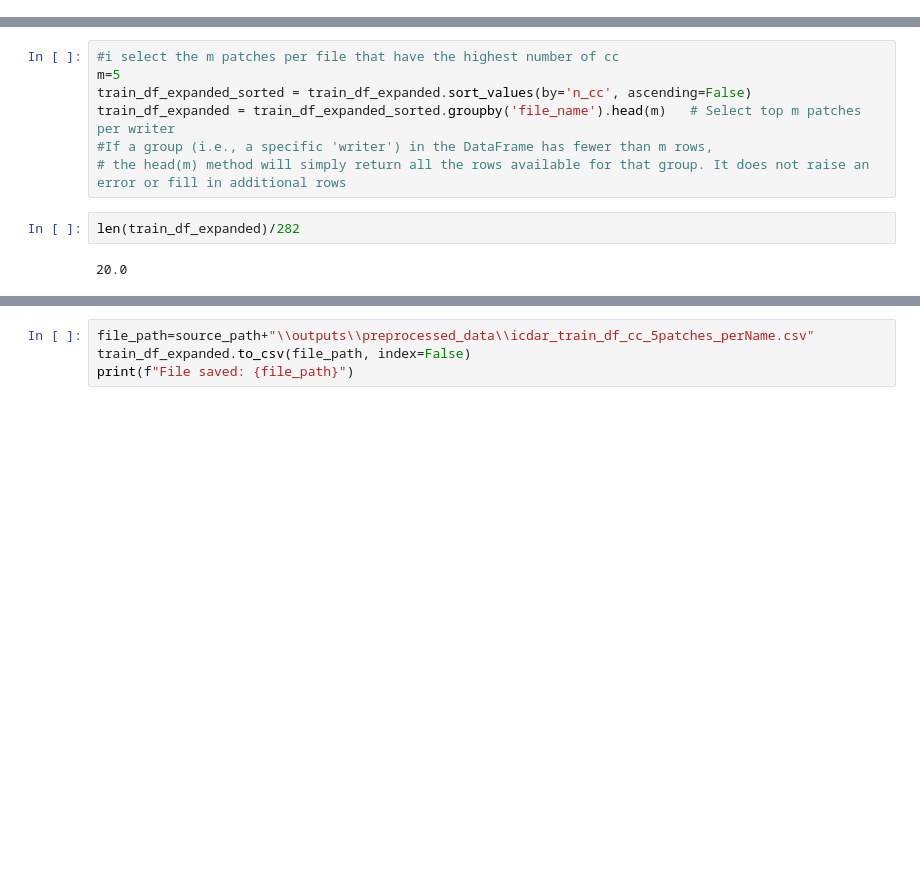
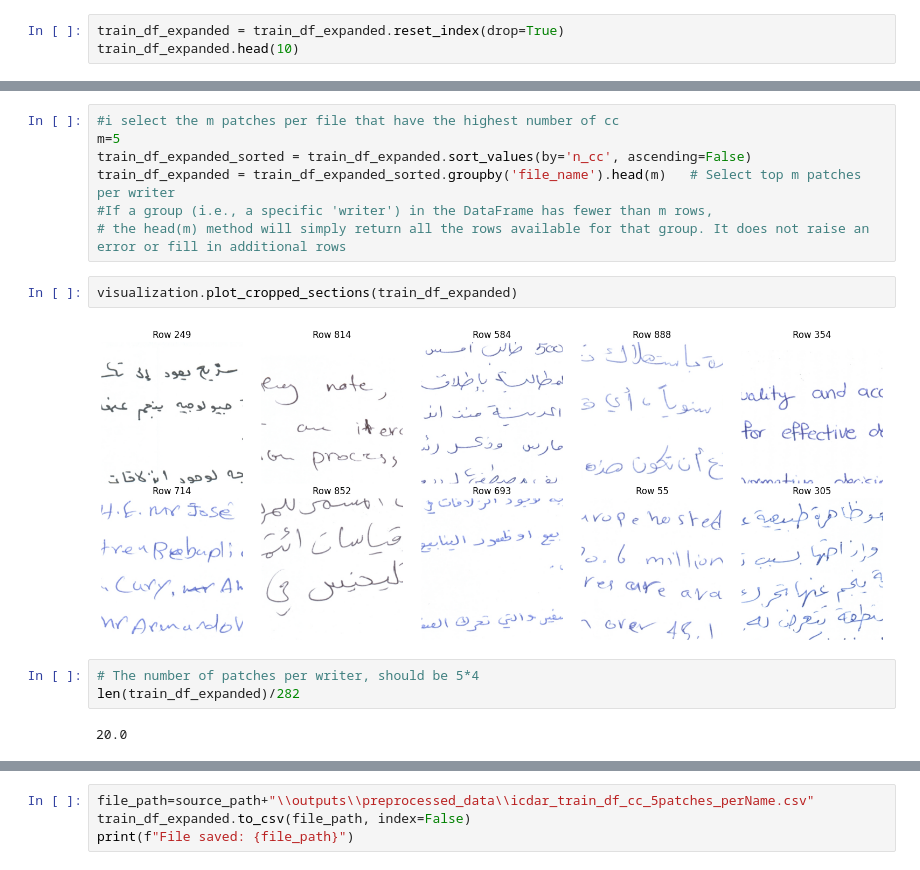
Before and after one commit to gitMorelli/gender_detection, a Jupyter notebook: notebooks/data_preparation/patches_cc.ipynb, the cells around one changed output, grey strips where cells are left out. Drawn from its saved outputs; the diff is of its cells as text; blank space fills up the shorter version.

Commit message:
refactoring code for patches.csv generation

```diff
--- a/notebooks/data_preparation/patches_cc.ipynb
+++ b/notebooks/data_preparation/patches_cc.ipynb
@@ -23,0 +33,3 @@ train_df_expanded.head()
+# %%
+train_df_expanded = train_df_expanded.reset_index(drop=True)
+train_df_expanded.head(10)
@@ -34,7 +55,12 @@ train_df_expanded_sorted = train_df_expanded.sort_values(by='n_cc', ascending=Fa
 train_df_expanded = train_df_expanded_sorted.groupby('file_name').head(m)   # Select top m patches per writer
 #If a group (i.e., a specific 'writer') in the DataFrame has fewer than m rows,
 # the head(m) method will simply return all the rows available for that group. It does not raise an error or fill in additional rows
+# %%
+visualization.plot_cropped_sections(train_df_expanded)
+# %% [output]
+[figure, added]
 # %%
+# The number of patches per writer, should be 5*4
 len(train_df_expanded)/282
 # %% [output]
 20.0
```
Also changed, not shown: parts of 10 cells of this notebook, 6 other files.
